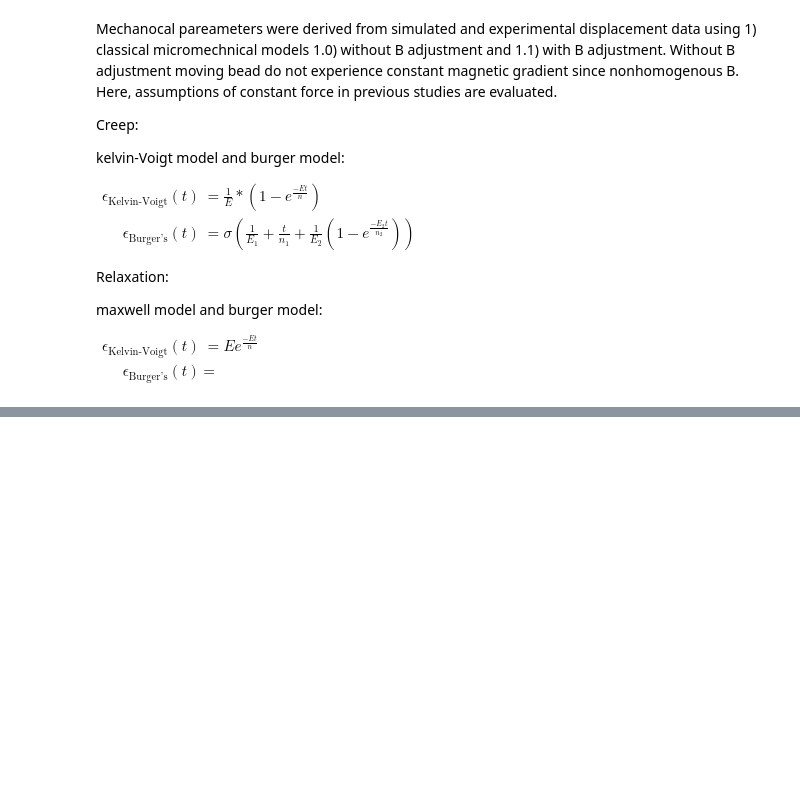
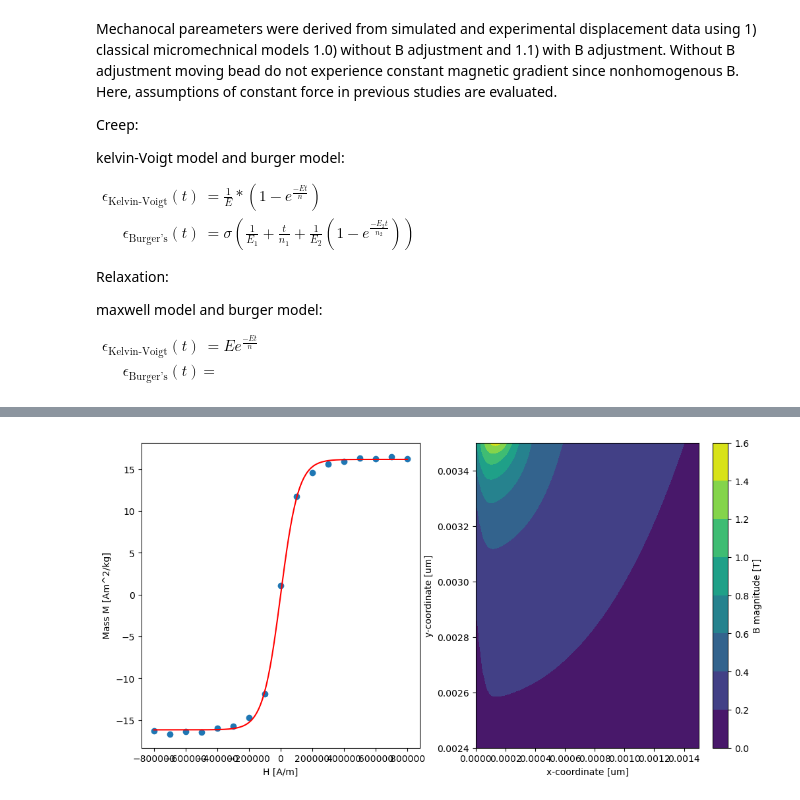
Before and after one commit to ArttuD/MicrorheologyProto, a Jupyter notebook: presentation.ipynb, the cells around one changed output, grey strips where cells are left out. Saved outputs shown, nothing was run; the diff lists cells and outputs as text; code cells hidden in the pictures; blank space fills up the shorter version.

```diff
--- a/presentation.ipynb
+++ b/presentation.ipynb
@@ -102,0 +95,16 @@ plt.scatter(df["index"].values[1140], df["measured"].values[1140])
+# %%
+#Configs
+
+root = "F:/demoData"
+
+ni_rate = 100
+camera_rate = 40
+rate_rate = ni_rate/camera_rate
+
+m = 3.5/(10*0.3*2.6)
+
+start = int(500/rate_rate)
+end = int(1150/rate_rate)
+
+radius = 5.5e-6
+rho = 1.3 * 1000 # kg/m^3
@@ -102,0 +172,79 @@ plt.scatter(df["index"].values[1140], df["measured"].values[1140])
+# %%
+# Units https://www.nist.gov/system/files/documents/pml/electromagnetics/magnetics/magnetic_units.pdf
+
+fig, ax  = plt.subplots(1, 2, figsize = (12,6))
+
+paths = glob("F:/demoData/resource/*.dat")
+
+#These are magnetization values for the beads for micromod data sheet
+mgM = np.array([-6.6, -4.3, 0, 4.3, 6.6]) #Mass magnetization
+mgH = np.array([-800e3, -80e3, 0, 80e3, 800e3]) #Field intensity
+
+for count,i in enumerate(paths):
+    ending = i.split("\\")[1]
+    parts = ending.split("_")
+    day = parts[0]
+    size = float(parts[1][:-7])*1e-6
+    weight = float(parts[2][:-6])*1e-8 #*0.0275
+
+    df_sub = pd.read_csv(i, sep= ",", skiprows = np.arange(0,31)).iloc[1:, :].dropna(how='all', axis = "columns")
+    df_sub["sample"] = count
+    df_sub["size"] = size
+    df_sub["weight"] = weight
+
+    #Oe  1/(4pi)*10^3 A/m
+    df_sub["H"] = df_sub["Magnetic Field (Oe)"] * 1/(4*np.pi)*1e3
+    #= 1 emu 10−3 A·m2
+    df_sub["moment"] = df_sub["Moment (emu)"]*1e-3
+
+    start_sat = np.where(df_sub["H"][:125].values>600e3)[0][0]
+    end_sat = np.argmax(df_sub["H"][:125].values)
+
+    k = np.polyfit(df_sub["H"][start_sat:end_sat].values,df_sub["moment"][start_sat:end_sat].values-df_sub["moment"][start_sat:end_sat].values[0],deg = 1, cov = False)
+    offset = k[0]*df_sub["H"]
+
+    df_sub["moment"] = df_sub["moment"] - offset
+    df_sub["M_mass"] = df_sub["moment"]/(weight)
+
+    if count == 0:
+        df_bead = df_sub
+    else:
+        df_bead = pd.concat((df_bead,df_sub))
+
+df_bead["H_round"] = np.round(df_bead["H"].values, -5)
+fd_mean = df_bead.groupby(["H_round"]).mean().reset_index()
+
+xdata = np.linspace(-800000,800000,1000)
+popt, pcov = curve_fit(func, fd_mean["H_round"], fd_mean["M_mass"], method = "dogbox",  bounds = [[0,1/1000000],[20,1/7000]])
+ydata = func(xdata, *popt)
+
+M_mag = ydata*rho
+B_mag = xdata*1.257e-6
+
+ax[0].plot(xdata, ydata,color = "red")
+ax[0].scatter(fd_mean["H_round"],fd_mean["M_mass"], label = "sample mean")
+ax[0].set_xlabel("H [A/m]")
+ax[0].set_ylabel("Mass M [Am^2/kg]")
+
+df_sim = pd.read_csv(os.path.join(root, "resource/One_coil.csv"), sep = ",", skiprows= [0,1], names = ["x", "y", "By", "Bx"])
+
+df_sim["Bx"] = scipy.ndimage.gaussian_filter1d(df_sim["Bx"].values,5)
+df_sim["By"] = scipy.ndimage.gaussian_filter1d(df_sim["By"].values,5)
+df_sim["x"] = np.round(df_sim["x"],5)
+df_sim["y"] = np.round(df_sim["y"],5)
+df_sim["B"] = np.sqrt((df_sim["Bx"].values)**2 +  df_sim["By"].values**2)
+
+map_x = df_sim["x"].unique()
+map_y = df_sim["y"].unique()
+B = df_sim["B"].values
+B = B.reshape((len(map_y), len(map_x)))
+
+h = ax[1].contourf(map_x, map_y, B)
+cbar = fig.colorbar(h, label = "B magnitude [T]")
+
+ax[1].set_ylim([0.0024, 0.0035])
+ax[1].set_xlim([0.0, 0.0015])
+
+ax[1].set_ylabel("y-coordinate [um]")
+ax[1].set_xlabel("x-coordinate [um]")
+# %% [output]
@@ -102,0 +252 @@ plt.scatter(df["index"].values[1140], df["measured"].values[1140])
+[figure, added]
```
Also changed, not shown: parts of 8 cells of this notebook.
